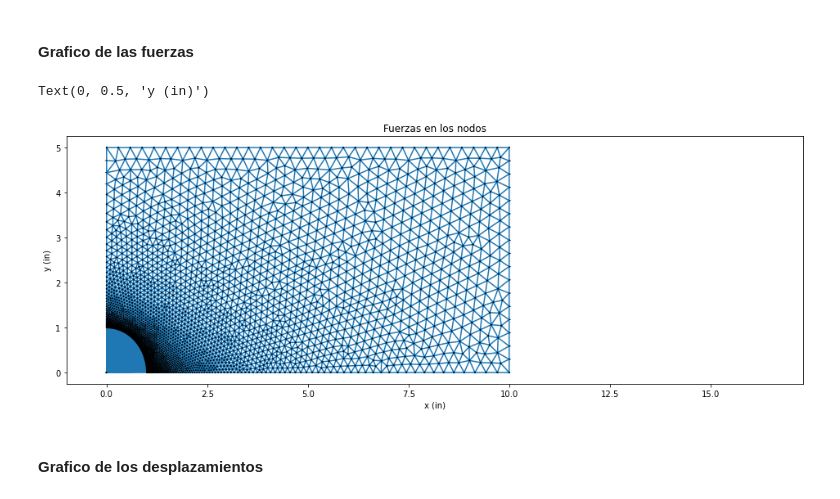
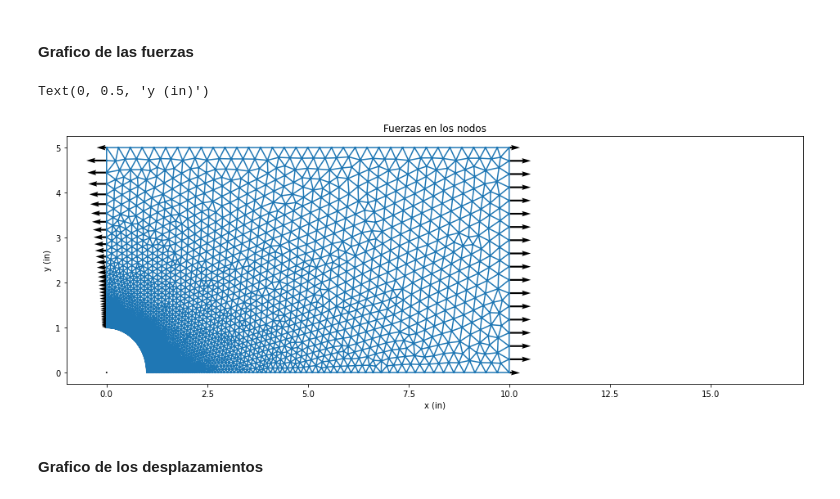
Before and after one commit to SolBortule/2022_Ingenieria, a Jupyter notebook: TrabajosPracticos/Entregas/Mauro/TP2/Problema 1/Ej 2.ipynb, the cells around one changed output. Cells and saved outputs as stored; diff of their text form; code cells hidden in the pictures.

```diff
--- a/TrabajosPracticos/Entregas/Mauro/TP2/Problema 1/Ej 2.ipynb
+++ b/TrabajosPracticos/Entregas/Mauro/TP2/Problema 1/Ej 2.ipynb
@@ -259,20 +289,22 @@ Text(0.5, 0, 'y (in)')
 # %%
 # Obtengo componentes x e y de las fuerzas
 Fx = F[2*np.arange(n_nodos)]
 Fy = F[2*np.arange(n_nodos)+1]
 
 # Grafico
 fig = plt.figure(figsize=(25,7))
 ax = fig.add_axes([0.1, 0.2, 0.5, 0.6])
-ax.triplot(MN[:,0],MN[:,1])
-ax.quiver( MN[:,0], MN[:,1], Fx, Fy, linewidth=5, units='width', scale=1e5)   # Flechas
+#ax.triplot(MN[:,0],MN[:,1])
+ax.triplot(MN[:,0], MN[:,1], MC)
+#mdfcomment ax.quiver( MN[:,0], MN[:,1], Fx, Fy, linewidth=5, units='width', scale=1e5)   # Flechas
+ax.quiver( MN[:,0], MN[:,1], Fx, Fy, linewidth=5, units='width', scale=1e4)   # Flechas
 ax.set_xlim(-1, 0.85*L+(Fx/1e3).max())
 plt.title('Fuerzas en los nodos')
 ax.set_xlabel('x (in)')
 ax.set_ylabel('y (in)')
 # %% [output]
 Text(0, 0.5, 'y (in)')
-[figure, old version]
+[figure, new version]
 # %% [markdown]
 #### Grafico de los desplazamientos
 # %%
```
Also changed, not shown: parts of 9 cells of this notebook, 2 other files.
